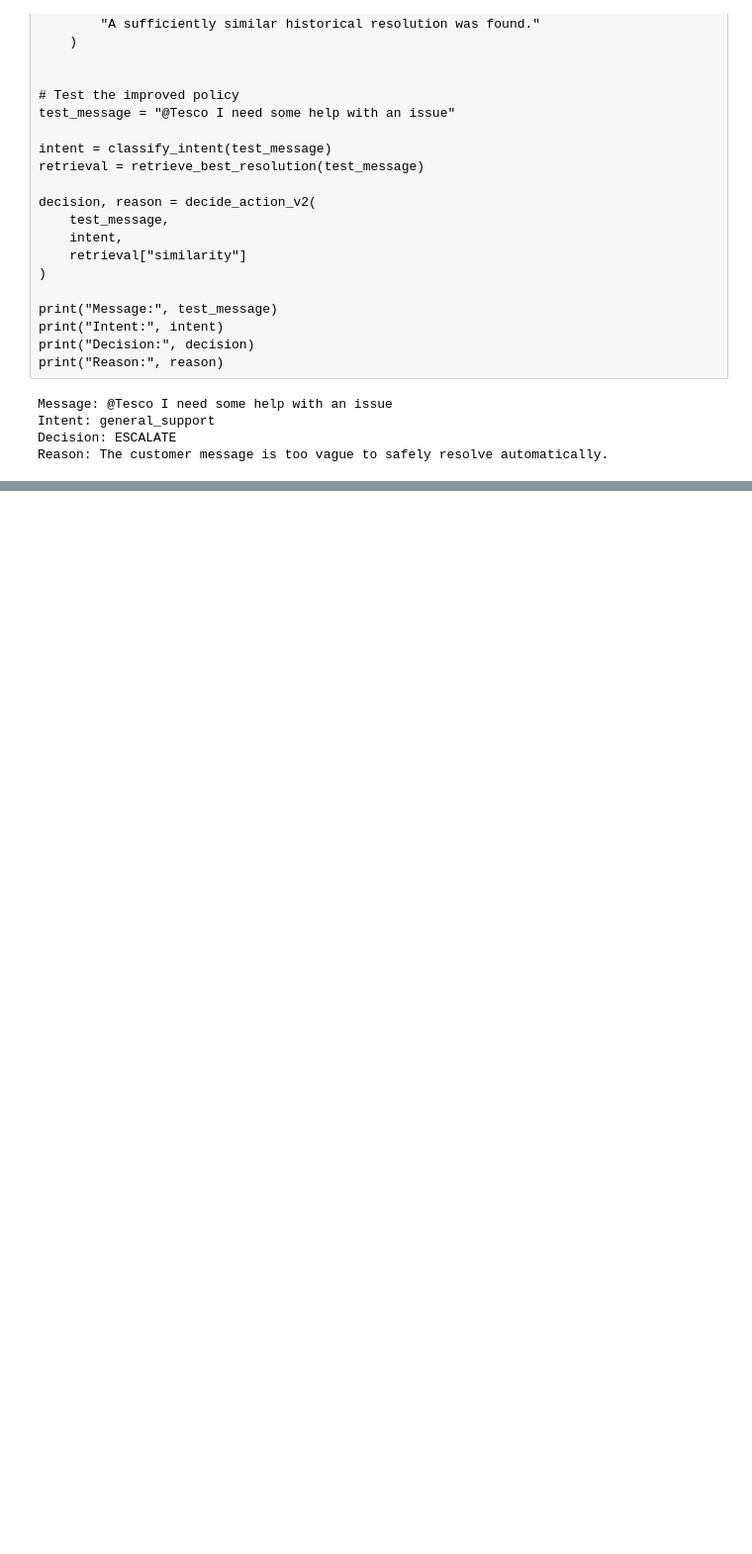
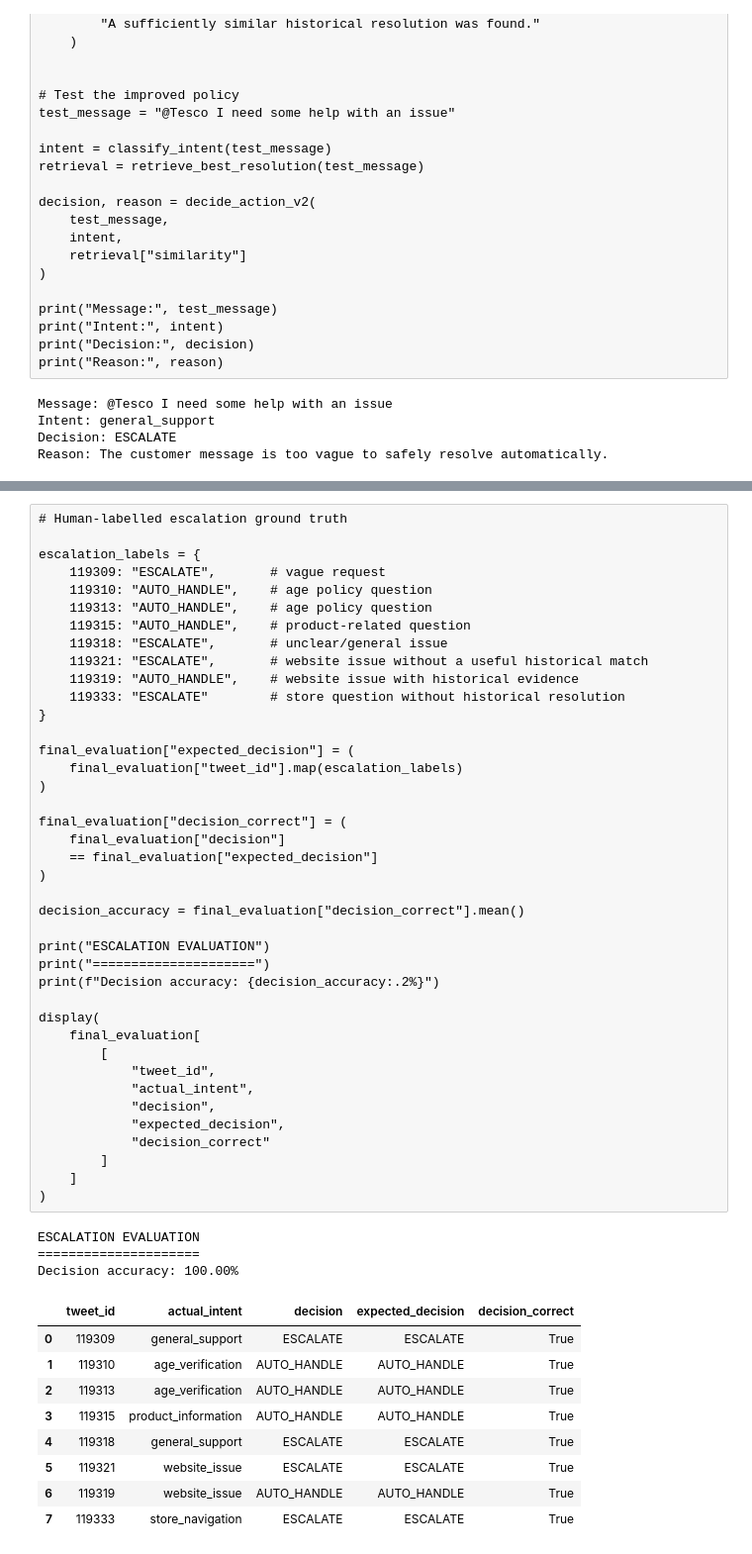
Before and after one commit to kishanrai477-web/hiver-sde-assignment, a Jupyter notebook: notebooks/01_data_exploration.ipynb, the cells around one changed output, grey strips where cells are left out. Shown at 99% size. Saved outputs shown, nothing was run; the diff lists cells and outputs as text; blank space fills up the shorter version.

```diff
--- a/notebooks/01_data_exploration.ipynb
+++ b/notebooks/01_data_exploration.ipynb
@@ -1532,0 +1876,53 @@ Reason: The customer message is too vague to safely resolve automatically.
+# %%
+# Human-labelled escalation ground truth
+
+escalation_labels = {
+    119309: "ESCALATE",       # vague request
+    119310: "AUTO_HANDLE",    # age policy question
+    119313: "AUTO_HANDLE",    # age policy question
+    119315: "AUTO_HANDLE",    # product-related question
+    119318: "ESCALATE",       # unclear/general issue
+    119321: "ESCALATE",       # website issue without a useful historical match
+    119319: "AUTO_HANDLE",    # website issue with historical evidence
+    119333: "ESCALATE"        # store question without historical resolution
+}
+
+final_evaluation["expected_decision"] = (
+    final_evaluation["tweet_id"].map(escalation_labels)
+)
+
+final_evaluation["decision_correct"] = (
+    final_evaluation["decision"]
+    == final_evaluation["expected_decision"]
+)
+
+decision_accuracy = final_evaluation["decision_correct"].mean()
+
+print("ESCALATION EVALUATION")
+print("=====================")
+print(f"Decision accuracy: {decision_accuracy:.2%}")
+
+display(
+    final_evaluation[
+        [
+            "tweet_id",
+            "actual_intent",
+            "decision",
+            "expected_decision",
+            "decision_correct"
+        ]
+    ]
+)
+# %% [output]
+ESCALATION EVALUATION
+=====================
+Decision accuracy: 100.00%
+|  | tweet_id | actual_intent | decision | expected_decision | decision_correct |
+| 0 | 119309 | general_support | ESCALATE | ESCALATE | True |
+| 1 | 119310 | age_verification | AUTO_HANDLE | AUTO_HANDLE | True |
+| 2 | 119313 | age_verification | AUTO_HANDLE | AUTO_HANDLE | True |
+| 3 | 119315 | product_information | AUTO_HANDLE | AUTO_HANDLE | True |
+| 4 | 119318 | general_support | ESCALATE | ESCALATE | True |
+| 5 | 119321 | website_issue | ESCALATE | ESCALATE | True |
+| 6 | 119319 | website_issue | AUTO_HANDLE | AUTO_HANDLE | True |
+| 7 | 119333 | store_navigation | ESCALATE | ESCALATE | True |
```
Also changed, not shown: parts of 13 cells of this notebook.
